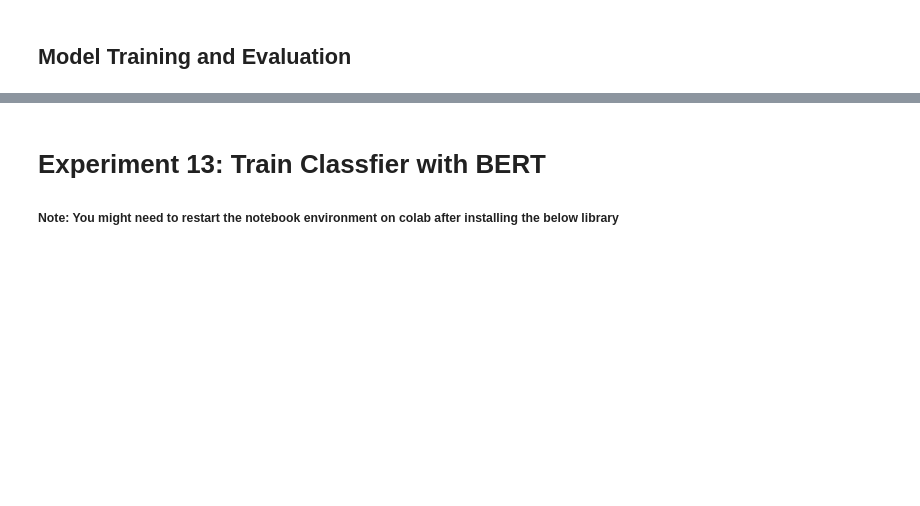
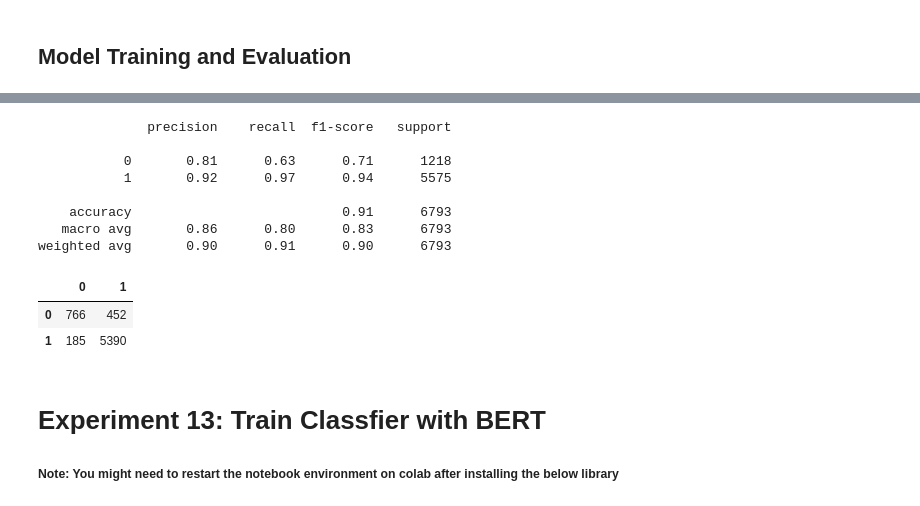
Before and after one commit to wanaguirre/Predicting-E-Commerce-Product-Recommendations-from-Reviews-NLP, a Jupyter notebook: Notebooks/Sentiment-Analysis.ipynb, the cells around one changed output, grey strips where cells are left out. Drawn from its saved outputs; the diff is of its cells as text; code cells hidden in the pictures; blank space fills up the shorter version.

```diff
--- a/Notebooks/Sentiment-Analysis.ipynb
+++ b/Notebooks/Sentiment-Analysis.ipynb
@@ -698,8 +1094,20 @@ model.fit(train_clean_text, y_train,
 # %%
-predictions = model.predict_classes(test_clean_text).ravel()
+predictions = (model.predict(test_clean_text) > 0.5).astype("int")
 
 print(classification_report(y_test, predictions))
 pd.DataFrame(confusion_matrix(y_test, predictions))
+# %% [output]
+              precision    recall  f1-score   support
+
+           0       0.81      0.63      0.71      1218
+           1       0.92      0.97      0.94      5575
+
+    accuracy                           0.91      6793
+   macro avg       0.86      0.80      0.83      6793
+weighted avg       0.90      0.91      0.90      6793
+|  | 0 | 1 |
+| 0 | 766 | 452 |
+| 1 | 185 | 5390 |
 # %% [markdown]
 # Experiment 13: Train Classfier with BERT
 
```
Also changed, not shown: parts of 69 cells of this notebook.
